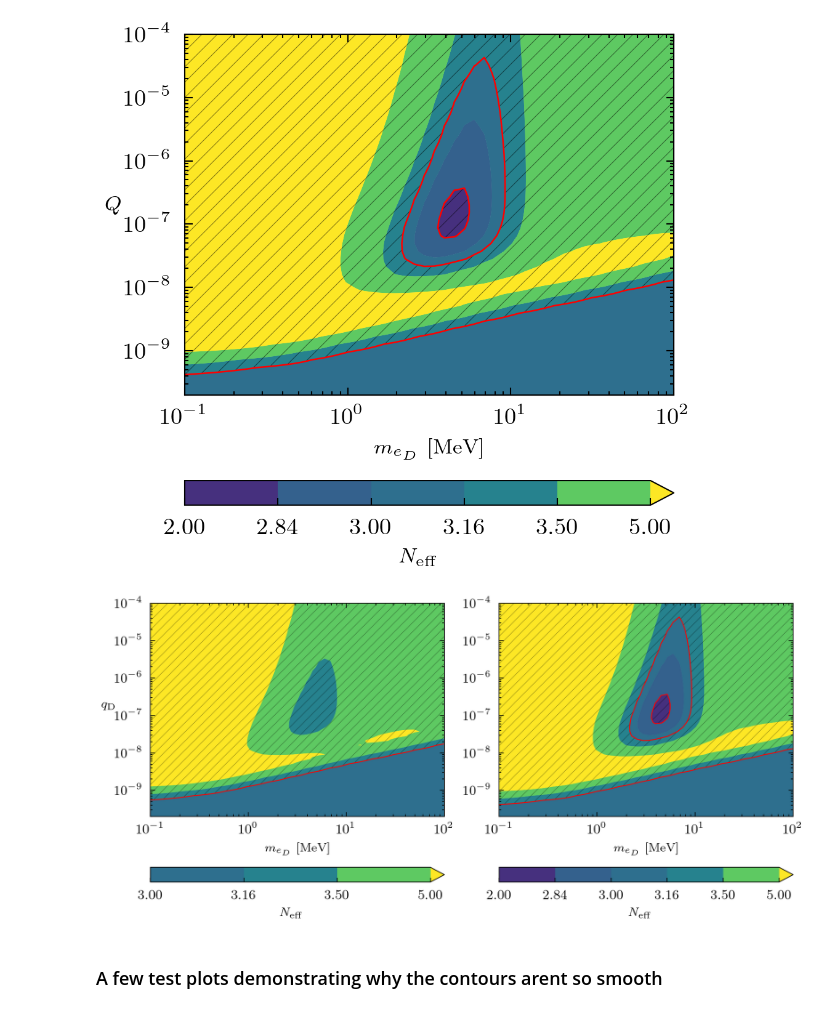
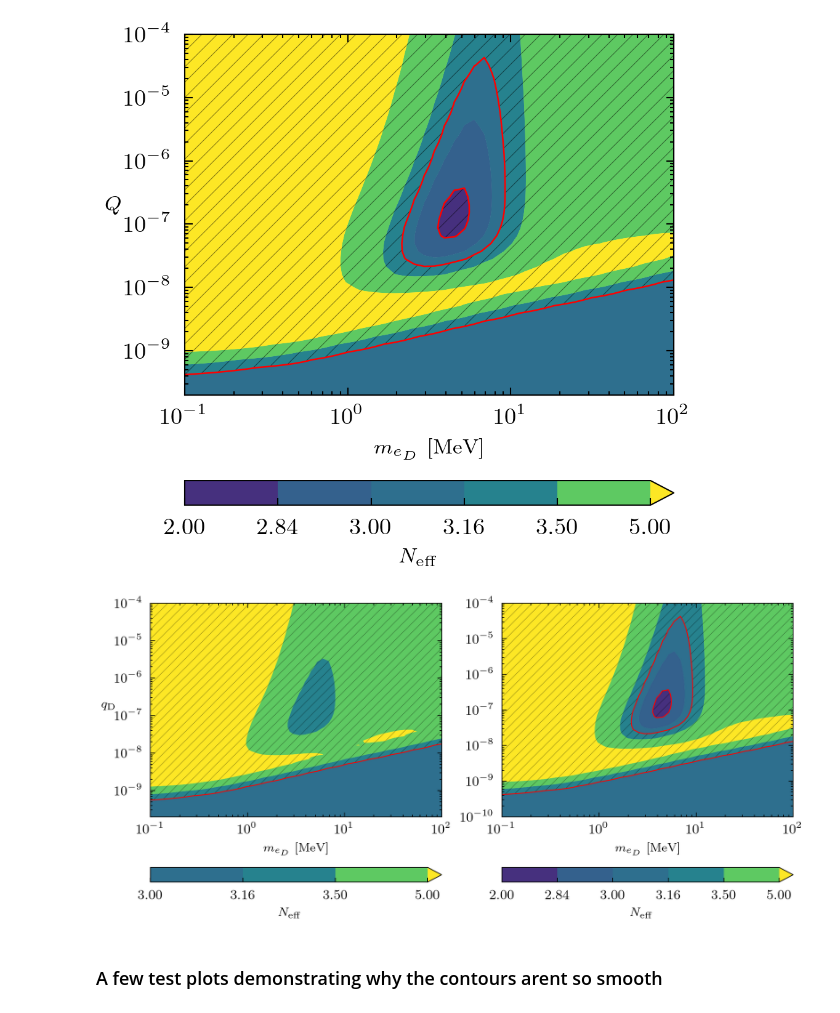
Before and after one commit to Duncan-Adams/mcp_boltzmann, a Jupyter notebook: notebooks/adm_results.ipynb, the cells around one changed output. Cells and saved outputs as stored; diff of their text form; code cells hidden in the pictures.

```diff
--- a/notebooks/adm_results.ipynb
+++ b/notebooks/adm_results.ipynb
@@ -567,35 +567,35 @@ ax[1].contourf(
     hatches=hatches_PL,
     **cont_kwargs
 )
 
 ax[1].contour(
     masses_PL,
     charges_PL,
     N_eff_PL,
     levels=np.array([3.0 - Dneff_constraint, 3.0 + Dneff_constraint]),
     colors='red',
     antialiased=True,
 )
 ################################################################################################################
 ax[0].set_ylim(2e-10, 1e-4)
 ax[0].set_yscale('log')
 ax[0].set_ylabel(r'$q_{\rm D}$',  rotation='horizontal')
 
-ax[1].set_ylim(2e-10, 1e-4)
+ax[1].set_ylim(1e-10, 1e-4)
 ax[1].set_yscale('log')
 
 ax[0].set_xlabel('$m_{e_D}~$[MeV]')
 ax[0].set_xscale('log')
 
 ax[1].set_xlabel('$m_{e_D}~$[MeV]')
 ax[1].set_xscale('log')
 
 
 plt.savefig('../output/figures/N_eff_contour_combined.pdf')
 
 plt.show()
 # %% [output]
-[figure, old version]
+[figure, new version]
 # %% [markdown]
 ### A few test plots demonstrating why the contours arent so smooth
 # %%
```
Also changed, not shown: parts of 7 cells of this notebook, 11 other files.
